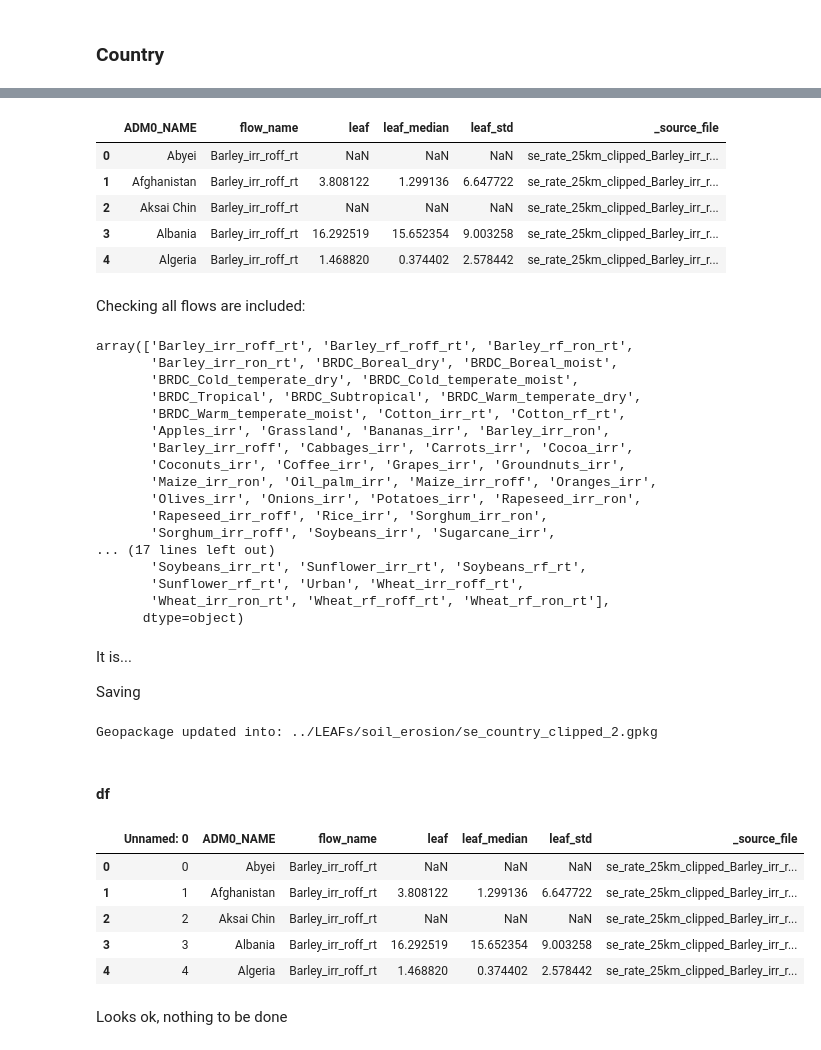
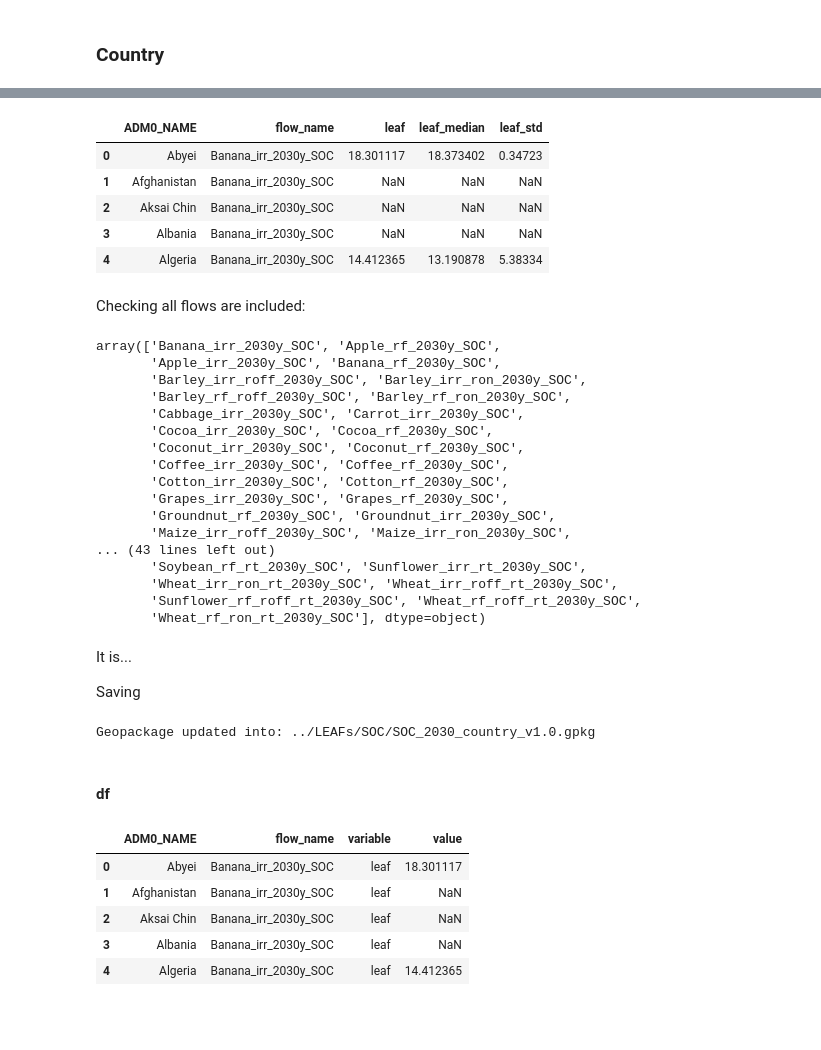
Before and after one commit to cloyolaangosto/SBTN_Test, a Jupyter notebook: LEAFs/Name_Cleaning.ipynb, the cells around one changed output, grey strips where cells are left out. Saved outputs shown, nothing was run; the diff lists cells and outputs as text; code cells hidden in the pictures; blank space fills up the shorter version.

```diff
--- a/LEAFs/Name_Cleaning.ipynb
+++ b/LEAFs/Name_Cleaning.ipynb
@@ -759,6 +759,6 @@ soc_sc_df.to_csv(soc_sc_df_fp, index=False)
 # %% [markdown]
 ### Country
 # %%
-soil_c_fp = "../LEAFs/soil_erosion/se_country_clipped_2.gpkg"
-soil_c_df_fp = "../LEAFs/soil_erosion/se_country_clipped_2.csv"
+soc_c_fp = "../LEAFs/SOC/SOC_2030_country_v1.0.gpkg"
+soc_c_df_fp = "../LEAFs/SOC/SOC_2030_country_v1.0.csv"
 # %%
@@ -774,54 +773,54 @@ se_c_gpkg_data['se_leaf_country'] = se_c_gpkg_data['se_leaf_country'].rename(col
 # %%
-se_c_gpkg_data['se_leaf_country'].head()
+soc_c_gpkg_data['soc_leafs_country'].head()
 # %% [output]
-|  | ADM0_NAME | flow_name | leaf | leaf_median | leaf_std | _source_file |
-| 0 | Abyei | Barley_irr_roff_rt | NaN | NaN | NaN | se_rate_25km_clipped_Barley_irr_r... |
-| 1 | Afghanistan | Barley_irr_roff_rt | 3.808122 | 1.299136 | 6.647722 | se_rate_25km_clipped_Barley_irr_r... |
-| 2 | Aksai Chin | Barley_irr_roff_rt | NaN | NaN | NaN | se_rate_25km_clipped_Barley_irr_r... |
-| 3 | Albania | Barley_irr_roff_rt | 16.292519 | 15.652354 | 9.003258 | se_rate_25km_clipped_Barley_irr_r... |
-| 4 | Algeria | Barley_irr_roff_rt | 1.468820 | 0.374402 | 2.578442 | se_rate_25km_clipped_Barley_irr_r... |
+|  | ADM0_NAME | flow_name | leaf | leaf_median | leaf_std |
+| 0 | Abyei | Banana_irr_2030y_SOC | 18.301117 | 18.373402 | 0.34723 |
+| 1 | Afghanistan | Banana_irr_2030y_SOC | NaN | NaN | NaN |
+| 2 | Aksai Chin | Banana_irr_2030y_SOC | NaN | NaN | NaN |
+| 3 | Albania | Banana_irr_2030y_SOC | NaN | NaN | NaN |
+| 4 | Algeria | Banana_irr_2030y_SOC | 14.412365 | 13.190878 | 5.38334 |
 # %% [markdown]
 Checking all flows are included:
 # %%
-se_c_gpkg_data['se_leaf_country']["flow_name"].unique()
+soc_c_gpkg_data['soc_leafs_country']["flow_name"].unique()
 # %% [output]
-array(['Barley_irr_roff_rt', 'Barley_rf_roff_rt', 'Barley_rf_ron_rt',
-       'Barley_irr_ron_rt', 'BRDC_Boreal_dry', 'BRDC_Boreal_moist',
-       'BRDC_Cold_temperate_dry', 'BRDC_Cold_temperate_moist',
-       'BRDC_Tropical', 'BRDC_Subtropical', 'BRDC_Warm_temperate_dry',
-       'BRDC_Warm_temperate_moist', 'Cotton_irr_rt', 'Cotton_rf_rt',
-       'Apples_irr', 'Grassland', 'Bananas_irr', 'Barley_irr_ron',
-       'Barley_irr_roff', 'Cabbages_irr', 'Carrots_irr', 'Cocoa_irr',
-       'Coconuts_irr', 'Coffee_irr', 'Grapes_irr', 'Groundnuts_irr',
-       'Maize_irr_ron', 'Oil_palm_irr', 'Maize_irr_roff', 'Oranges_irr',
-       'Olives_irr', 'Onions_irr', 'Potatoes_irr', 'Rapeseed_irr_ron',
-       'Rapeseed_irr_roff', 'Rice_irr', 'Sorghum_irr_ron',
-       'Sorghum_irr_roff', 'Soybeans_irr', 'Sugarcane_irr',
-... (17 lines left out)
-       'Soybeans_irr_rt', 'Sunflower_irr_rt', 'Soybeans_rf_rt',
-       'Sunflower_rf_rt', 'Urban', 'Wheat_irr_roff_rt',
-       'Wheat_irr_ron_rt', 'Wheat_rf_roff_rt', 'Wheat_rf_ron_rt'],
-      dtype=object)
+array(['Banana_irr_2030y_SOC', 'Apple_rf_2030y_SOC',
+       'Apple_irr_2030y_SOC', 'Banana_rf_2030y_SOC',
+       'Barley_irr_roff_2030y_SOC', 'Barley_irr_ron_2030y_SOC',
+       'Barley_rf_roff_2030y_SOC', 'Barley_rf_ron_2030y_SOC',
+       'Cabbage_irr_2030y_SOC', 'Carrot_irr_2030y_SOC',
+       'Cocoa_irr_2030y_SOC', 'Cocoa_rf_2030y_SOC',
+       'Coconut_irr_2030y_SOC', 'Coconut_rf_2030y_SOC',
+       'Coffee_irr_2030y_SOC', 'Coffee_rf_2030y_SOC',
+       'Cotton_irr_2030y_SOC', 'Cotton_rf_2030y_SOC',
+       'Grapes_irr_2030y_SOC', 'Grapes_rf_2030y_SOC',
+       'Groundnut_rf_2030y_SOC', 'Groundnut_irr_2030y_SOC',
+       'Maize_irr_roff_2030y_SOC', 'Maize_irr_ron_2030y_SOC',
+... (43 lines left out)
+       'Soybean_rf_rt_2030y_SOC', 'Sunflower_irr_rt_2030y_SOC',
+       'Wheat_irr_ron_rt_2030y_SOC', 'Wheat_irr_roff_rt_2030y_SOC',
+       'Sunflower_rf_roff_rt_2030y_SOC', 'Wheat_rf_roff_rt_2030y_SOC',
+       'Wheat_rf_ron_rt_2030y_SOC'], dtype=object)
 # %% [markdown]
 It is...
 
 Saving
 # %%
-update_gpkg_to_disk(se_c_gpkg_data, soil_c_fp)
+update_gpkg_to_disk(soc_c_gpkg_data, soc_c_fp)
 # %% [output]
-Geopackage updated into: ../LEAFs/soil_erosion/se_country_clipped_2.gpkg
+Geopackage updated into: ../LEAFs/SOC/SOC_2030_country_v1.0.gpkg
 # %% [markdown]
 #### df
 # %%
-soil_c_df = pd.read_csv(soil_c_df_fp)
+soc_c_df = pd.read_csv(soc_c_df_fp)
+# %%
+soc_c_df = soc_c_df.drop(columns="Unnamed: 0")
 # %%
-soil_c_df.head()
+soc_c_df.head()
 # %% [output]
-|  | Unnamed: 0 | ADM0_NAME | flow_name | leaf | leaf_median | leaf_std | _source_file |
-| 0 | 0 | Abyei | Barley_irr_roff_rt | NaN | NaN | NaN | se_rate_25km_clipped_Barley_irr_r... |
-| 1 | 1 | Afghanistan | Barley_irr_roff_rt | 3.808122 | 1.299136 | 6.647722 | se_rate_25km_clipped_Barley_irr_r... |
-| 2 | 2 | Aksai Chin | Barley_irr_roff_rt | NaN | NaN | NaN | se_rate_25km_clipped_Barley_irr_r... |
-| 3 | 3 | Albania | Barley_irr_roff_rt | 16.292519 | 15.652354 | 9.003258 | se_rate_25km_clipped_Barley_irr_r... |
-| 4 | 4 | Algeria | Barley_irr_roff_rt | 1.468820 | 0.374402 | 2.578442 | se_rate_25km_clipped_Barley_irr_r... |
+|  | ADM0_NAME | flow_name | variable | value |
+| 0 | Abyei | Banana_irr_2030y_SOC | leaf | 18.301117 |
+| 1 | Afghanistan | Banana_irr_2030y_SOC | leaf | NaN |
+| 2 | Aksai Chin | Banana_irr_2030y_SOC | leaf | NaN |
+| 3 | Albania | Banana_irr_2030y_SOC | leaf | NaN |
+| 4 | Algeria | Banana_irr_2030y_SOC | leaf | 14.412365 |
-# %% [markdown]
-Looks ok, nothing to be done
```
Also changed, not shown: parts of 4 cells of this notebook, 1 other file.
